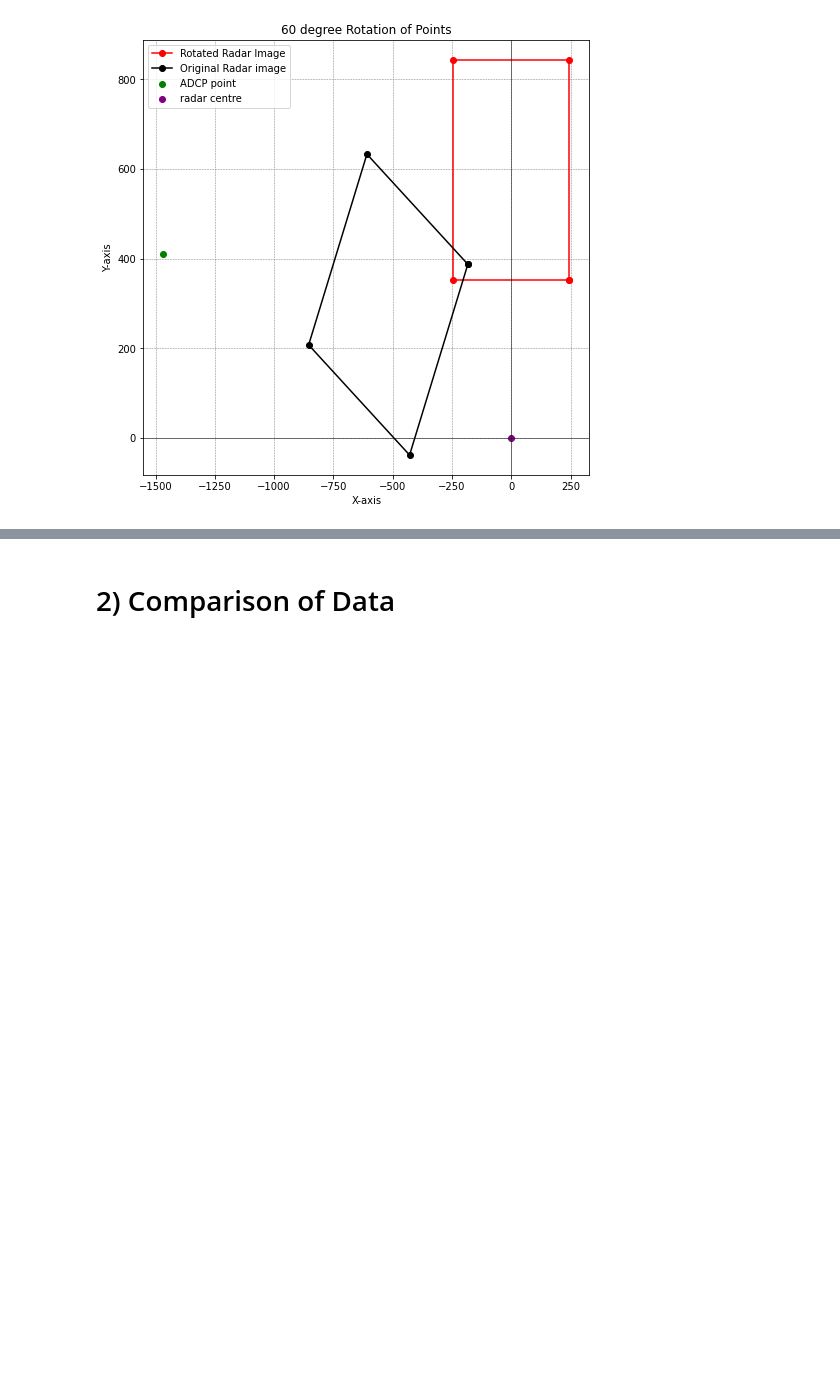
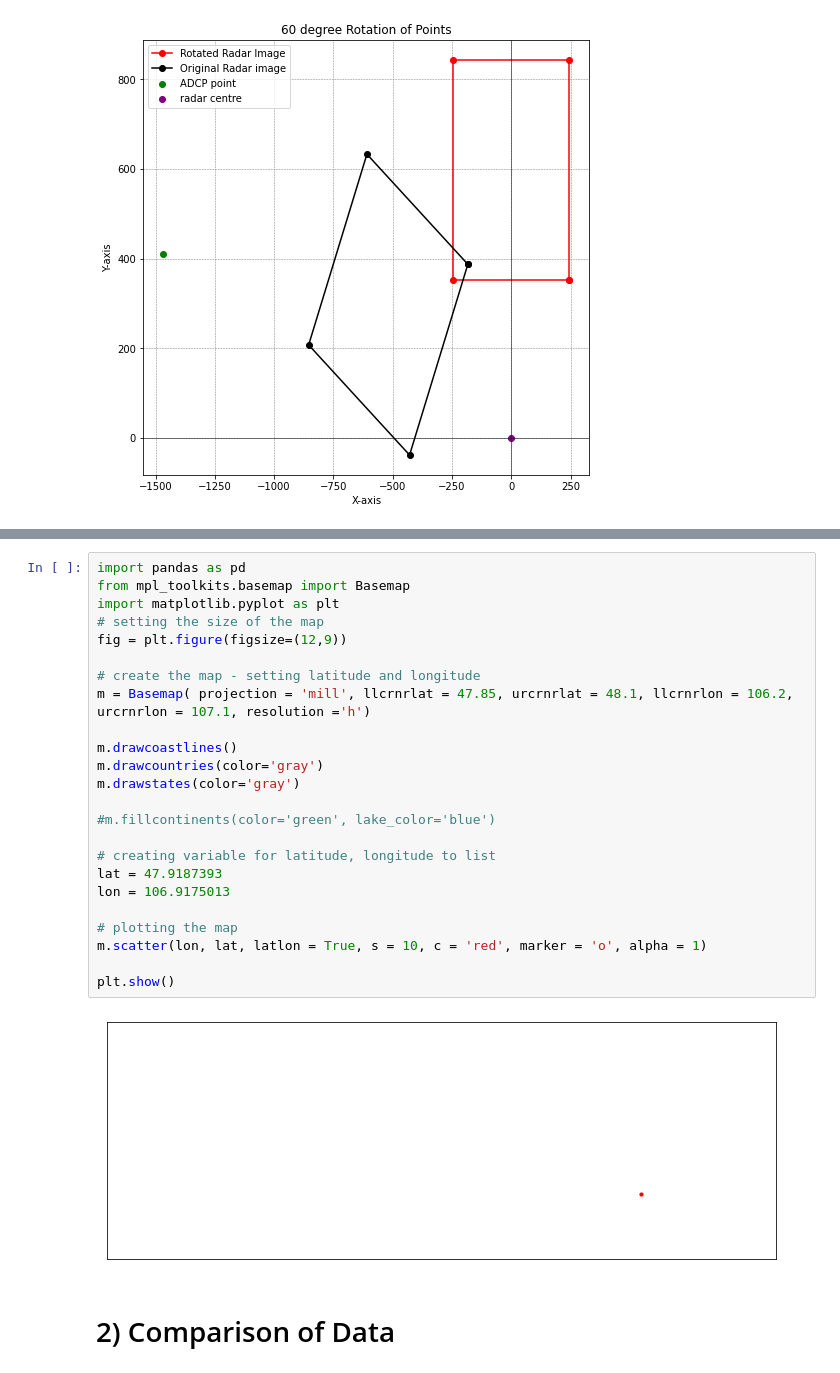
Before and after one commit to joeyanderson1/4th-Year-Thesis, a Jupyter notebook: ADCP Data.ipynb, the cells around one changed output, grey strips where cells are left out. Saved outputs shown, nothing was run; the diff lists cells and outputs as text; blank space fills up the shorter version.

```diff
--- a/ADCP Data.ipynb
+++ b/ADCP Data.ipynb
@@ -281,3 +318,29 @@ plt.show()
+# %%
+import pandas as pd
+from mpl_toolkits.basemap import Basemap
+import matplotlib.pyplot as plt
+# setting the size of the map
+fig = plt.figure(figsize=(12,9))
+
+# create the map - setting latitude and longitude
+m = Basemap( projection = 'mill', llcrnrlat = 47.85, urcrnrlat = 48.1, llcrnrlon = 106.2, urcrnrlon = 107.1, resolution ='h')
+
+m.drawcoastlines()
+m.drawcountries(color='gray')
+m.drawstates(color='gray')
+
+#m.fillcontinents(color='green', lake_color='blue')
+
+# creating variable for latitude, longitude to list
+lat = 47.9187393
+lon = 106.9175013
+
+# plotting the map
+m.scatter(lon, lat, latlon = True, s = 10, c = 'red', marker = 'o', alpha = 1)
+
+plt.show()
+# %% [output]
+[figure, added]
 # %% [markdown]
 # 2) Comparison of Data
 # %%
```
Also changed, not shown: parts of 4 cells of this notebook.
